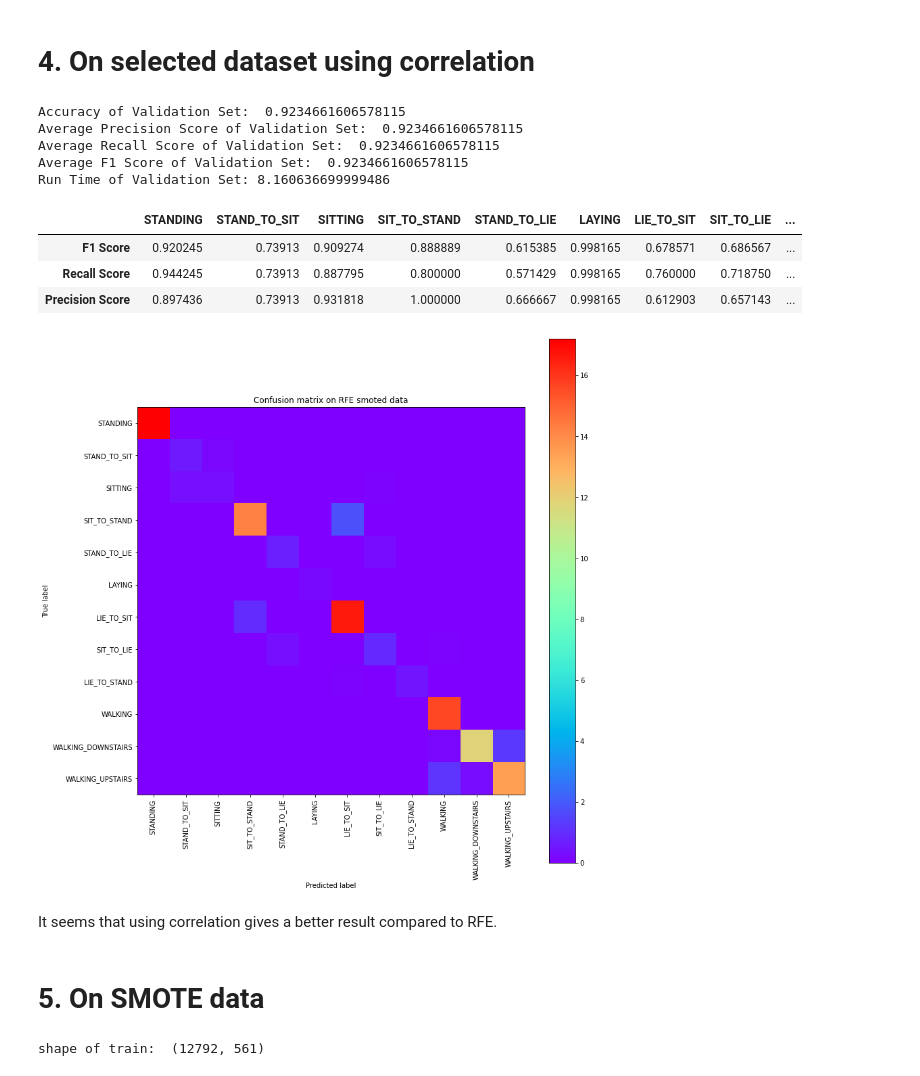
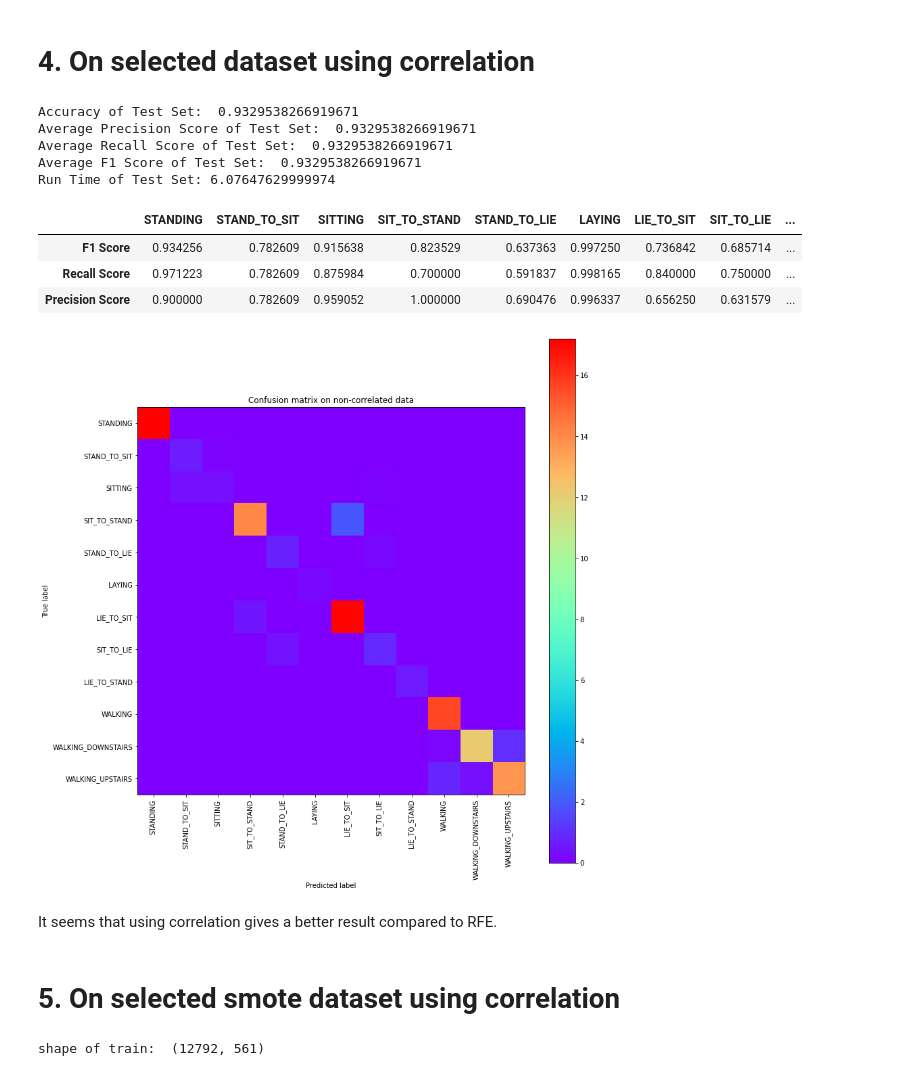
Before and after one commit to zunedz/CS3244-Project, a Jupyter notebook: Project.ipynb, the cells around one changed output. Cells and saved outputs as stored; diff of their text form; code cells hidden in the pictures.

```diff
--- a/Project.ipynb
+++ b/Project.ipynb
@@ -1716,65 +1761,65 @@ def get_high_corr(cormat, th):
                 high_corr_feature.add(cname)
     return high_corr_feature
 
-high_corr_features = get_high_corr(corrmat, 0.85)
+high_corr_features = get_high_corr(corrmat, 0.7)
 
 filtered_train_features = pd.DataFrame(train_features_no_constant, columns = selected_features).drop(labels = high_corr_features, axis = 1)
 filtered_test_features = pd.DataFrame(x_test_features_no_constant, columns = selected_features).drop(labels = high_corr_features, axis = 1)
 # %%
-clf = RandomForestClassifier(n_estimators = 150, max_depth = 40, max_features= 'sqrt',random_state  = 1300)
+clf = RandomForestClassifier(n_estimators = 150, max_depth = 20, max_features= 'sqrt',random_state = 1300)
 
 start_time = timer()
 fit = clf.fit(filtered_train_features, train_labels)
-pred_val = fit.predict(filtered_test_features)
+pred_test = fit.predict(filtered_test_features)
 
 #Get evaluation metric
-accuracy_val = accuracy_score(y_test, pred_val)
-elapsed_val = timer() - start_time
-f1_val = f1_score(y_test, pred_val, average = None, labels = activity_label)
-avgf1_val = f1_score(y_test, pred_val, average = "micro") #Using micro as labels are under represented
-recall_val = recall_score(y_test, pred_val, average = None, labels = activity_label)
-avgrecall_val = recall_score(y_test, pred_val, average = "micro") #Using micro as labels are under represented
-precision_val = precision_score(y_test, pred_val, average = None, labels = activity_label)
-avgprec_val = precision_score(y_test, pred_val, average = "micro") #Using micro as labels are under represented
+accuracy_test = accuracy_score(y_test, pred_test)
+elapsed_test = timer() - start_time
+f1_test = f1_score(y_test, pred_test, average = None, labels = activity_label)
+avgf1_test = f1_score(y_test, pred_test, average = "micro")
+recall_test = recall_score(y_test, pred_test, average = None, labels = activity_label)
+avgrecall_test = recall_score(y_test, pred_test, average = "micro")
+precision_test = precision_score(y_test, pred_test, average = None, labels = activity_label)
+avgprec_test = precision_score(y_test, pred_test, average = "micro")
 # %%
-print("Accuracy of Validation Set: ", accuracy_val)
-print("Average Precision Score of Validation Set: ", avgprec_val)
-print("Average Recall Score of Validation Set: ", avgrecall_val)
-print("Average F1 Score of Validation Set: ", avgf1_val)
-print("Run Time of Validation Set:", elapsed_val)
+print("Accuracy of Test Set: ", accuracy_test)
+print("Average Precision Score of Test Set: ", avgprec_test)
+print("Average Recall Score of Test Set: ", avgrecall_test)
+print("Average F1 Score of Test Set: ", avgf1_test)
+print("Run Time of Test Set:", elapsed_test)
 # %% [output]
-Accuracy of Validation Set:  0.9234661606578115
-Average Precision Score of Validation Set:  0.9234661606578115
-Average Recall Score of Validation Set:  0.9234661606578115
-Average F1 Score of Validation Set:  0.9234661606578115
-Run Time of Validation Set: 8.160636699999486
+Accuracy of Test Set:  0.9329538266919671
+Average Precision Score of Test Set:  0.9329538266919671
+Average Recall Score of Test Set:  0.9329538266919671
+Average F1 Score of Test Set:  0.9329538266919671
+Run Time of Test Set: 6.07647629999974
 # %%
-pd.DataFrame([f1_val] + [recall_val] + [precision_val], columns = activity_label, index = ["F1 Score", "Recall Score", "Precision Score"])
+pd.DataFrame([f1_test] + [recall_test] + [precision_test], columns = activity_label, index = ["F1 Score", "Recall Score", "Precision Score"])
 # %% [output]
 |  | STANDING | STAND_TO_SIT | SITTING | SIT_TO_STAND | STAND_TO_LIE | LAYING | LIE_TO_SIT | SIT_TO_LIE | ... |
-| F1 Score | 0.920245 | 0.73913 | 0.909274 | 0.888889 | 0.615385 | 0.998165 | 0.678571 | 0.686567 | ... |
-| Recall Score | 0.944245 | 0.73913 | 0.887795 | 0.800000 | 0.571429 | 0.998165 | 0.760000 | 0.718750 | ... |
-| Precision Score | 0.897436 | 0.73913 | 0.931818 | 1.000000 | 0.666667 | 0.998165 | 0.612903 | 0.657143 | ... |
+| F1 Score | 0.934256 | 0.782609 | 0.915638 | 0.823529 | 0.637363 | 0.997250 | 0.736842 | 0.685714 | ... |
+| Recall Score | 0.971223 | 0.782609 | 0.875984 | 0.700000 | 0.591837 | 0.998165 | 0.840000 | 0.750000 | ... |
+| Precision Score | 0.900000 | 0.782609 | 0.959052 | 1.000000 | 0.690476 | 0.996337 | 0.656250 | 0.631579 | ... |
 # %%
 from sklearn.metrics import confusion_matrix
 
-conf_matrix = confusion_matrix(y_test, pred_val)
+conf_matrix = confusion_matrix(y_test, pred_test)
 normalised_conf_matrix = np.array(conf_matrix, dtype=np.float32)/np.sum(conf_matrix)*100 # normalize data
 
 plt.figure(figsize=(12,12))
 plt.imshow(normalised_conf_matrix, interpolation = 'nearest', cmap=plt.cm.rainbow)
 
-plt.title("Confusion matrix on RFE smoted data")
+plt.title("Confusion matrix on non-correlated data")
 plt.colorbar()
 plt.xticks(np.arange(12), activity_label, rotation = 90)
 plt.yticks(np.arange(12), activity_label)
 plt.tight_layout()
 plt.ylabel('True label')
 plt.xlabel('Predicted label')
 plt.show()
 # %% [output]
-[figure, old version]
+[figure, new version]
 # %% [markdown]
 It seems that using correlation gives a better result compared to RFE.
 # %% [markdown]
-# 5. On SMOTE data
+# 5. On selected smote dataset using correlation
```
Also changed, not shown: parts of 50 cells of this notebook.
